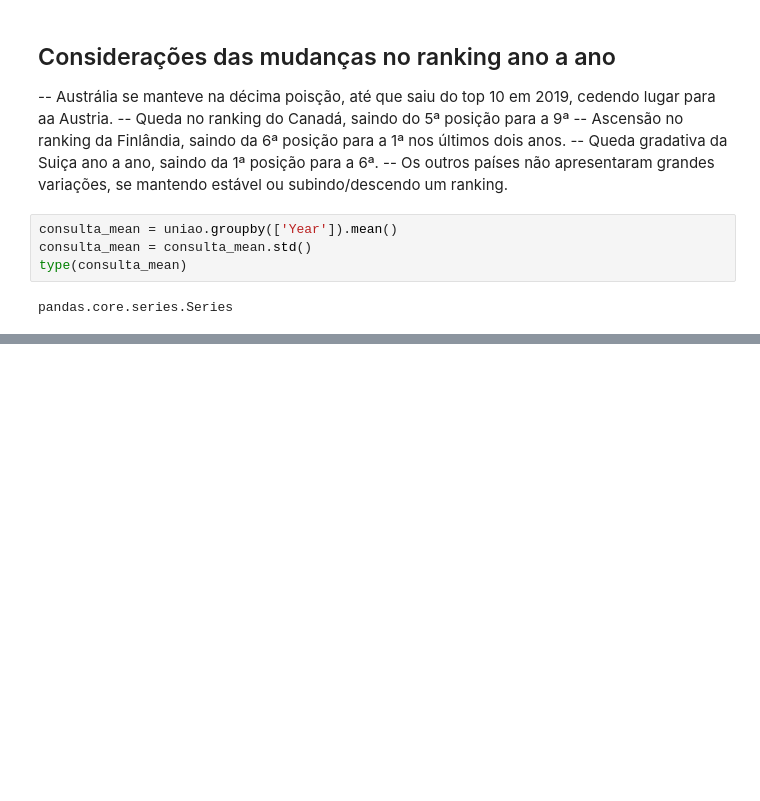
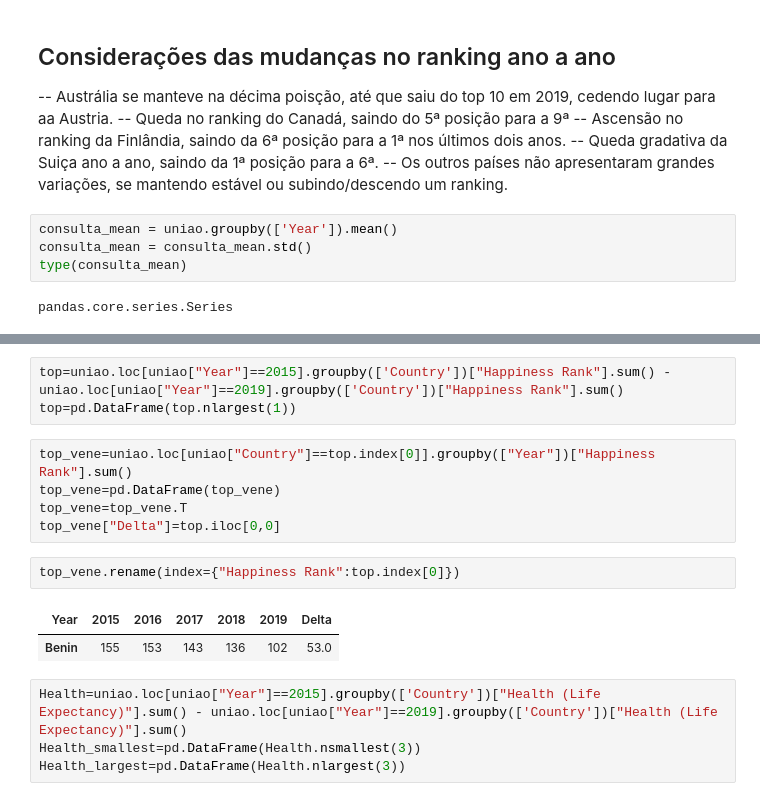
Before and after one commit to mariananomura/projeto-lets-modulo-III, a Jupyter notebook: Projeto.ipynb, the cells around one changed output, grey strips where cells are left out. Saved outputs shown, nothing was run; the diff lists cells and outputs as text; blank space fills up the shorter version.

```diff
--- a/Projeto.ipynb
+++ b/Projeto.ipynb
@@ -340,0 +367,17 @@ consulta_final
+# %%
+top=uniao.loc[uniao["Year"]==2015].groupby(['Country'])["Happiness Rank"].sum() - uniao.loc[uniao["Year"]==2019].groupby(['Country'])["Happiness Rank"].sum()
+top=pd.DataFrame(top.nlargest(1))
+# %%
+top_vene=uniao.loc[uniao["Country"]==top.index[0]].groupby(["Year"])["Happiness Rank"].sum()
+top_vene=pd.DataFrame(top_vene)
+top_vene=top_vene.T
+top_vene["Delta"]=top.iloc[0,0]
+# %%
+top_vene.rename(index={"Happiness Rank":top.index[0]})
+# %% [output]
+| Year | 2015 | 2016 | 2017 | 2018 | 2019 | Delta |
+| Benin | 155 | 153 | 143 | 136 | 102 | 53.0 |
+# %%
+Health=uniao.loc[uniao["Year"]==2015].groupby(['Country'])["Health (Life Expectancy)"].sum() - uniao.loc[uniao["Year"]==2019].groupby(['Country'])["Health (Life Expectancy)"].sum()
+Health_smallest=pd.DataFrame(Health.nsmallest(3))
+Health_largest=pd.DataFrame(Health.nlargest(3))
```
Also changed, not shown: parts of 11 cells of this notebook.
